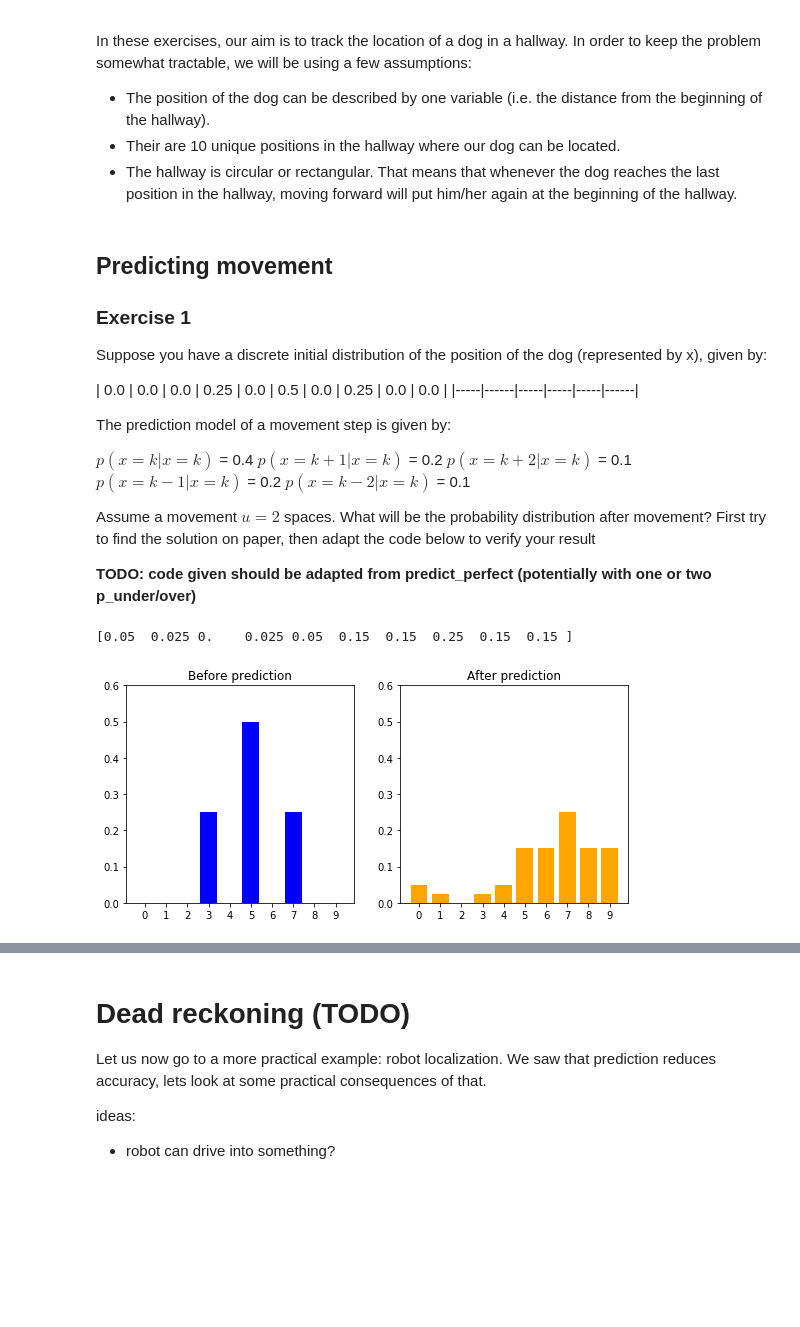
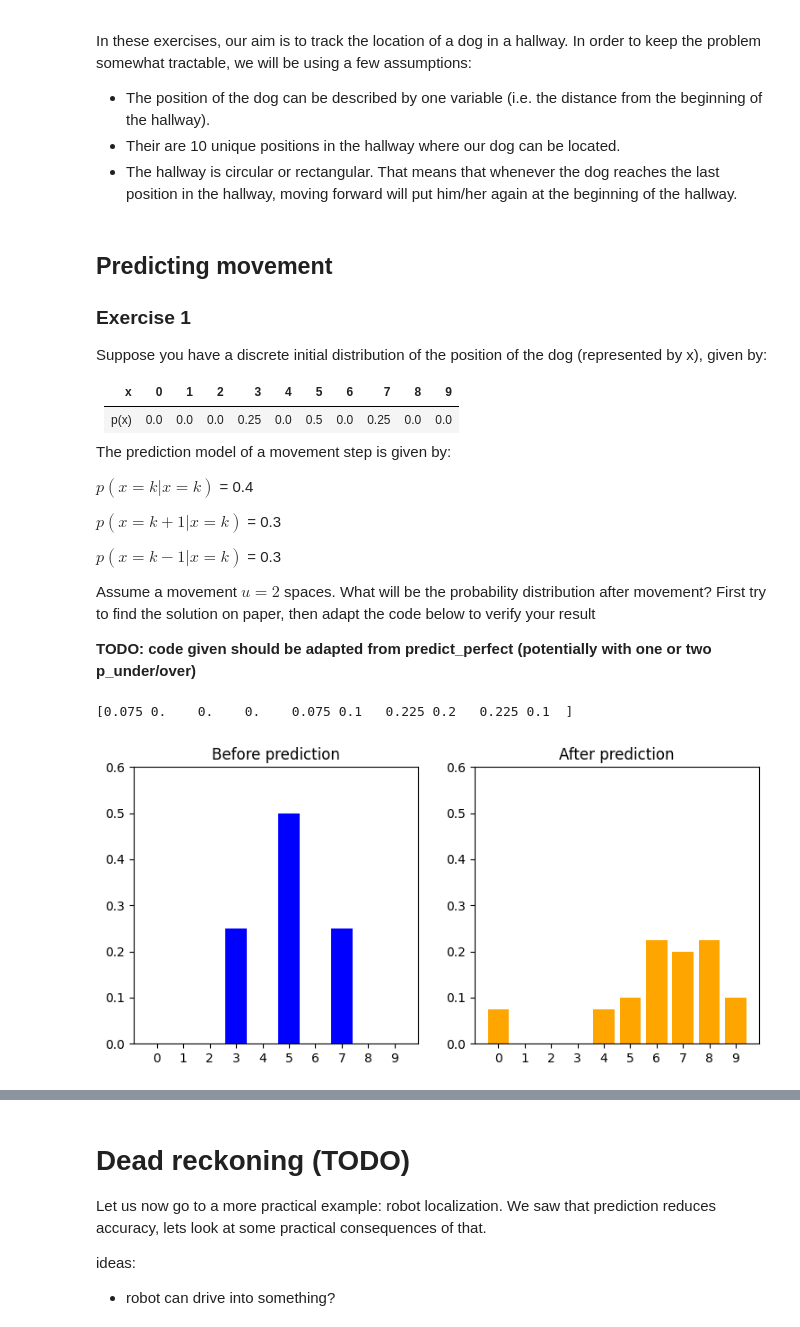
Before and after one commit to RobinAmsters/Mobile_Robotics_Exercises, a Jupyter notebook: Exercises/Session_1.ipynb, the cells around one changed output, grey strips where cells are left out. Drawn from its saved outputs; the diff is of its cells as text; code cells hidden in the pictures; blank space fills up the shorter version.

```diff
--- a/Exercises/Session_1.ipynb
+++ b/Exercises/Session_1.ipynb
@@ -93,16 +96,18 @@ In these exercises, our aim is to track the location of a dog in a hallway. In o
 
 Suppose you have a discrete initial distribution of the position of the dog (represented by x), given by:
 
-| 0.0 | 0.0 | 0.0 | 0.25 | 0.0 | 0.5 | 0.0 | 0.25 | 0.0 | 0.0 |
-|-----|------|-----|-----|-----|------|
+| x    | 0   | 1   | 2   | 3   | 4   | 5   | 6  | 7   |8   | 9  |
+|------|-----|-----|-----|-----|-----|-----|-----|-----|-----|-----|
+| p(x) | 0.0 | 0.0 | 0.0 | 0.25 | 0.0 | 0.5 | 0.0 | 0.25 | 0.0 | 0.0 |
+
 
 The prediction model of a movement step is given by:
 
 $p(x=k|x=k)$ = 0.4
-$p(x=k+1|x=k)$ = 0.2
-$p(x=k+2|x=k)$ = 0.1
-$p(x=k-1|x=k)$ = 0.2
-$p(x=k-2|x=k)$ = 0.1
+
+$p(x=k+1|x=k)$ = 0.3
+
+$p(x=k-1|x=k)$ = 0.3
 
 Assume a movement $u = 2$ spaces. What will be the probability distribution after movement? First try to find the solution on paper, then adapt the code below to verify your result
 
@@ -110,39 +115,35 @@ Assume a movement $u = 2$ spaces. What will be the probability distribution afte
 # %%
 import book_format
 from book_plots import bar_plot
 book_format.set_style()
 
 belief = [0.0, 0.0, 0.0, 0.25, 0.0, 0.5, 0.0, 0.25, 0.0, 0.0]
 n = len(belief)
 move=2
-p_minus_2 = 0.1
-p_minus_1 = 0.2
+p_minus_1 = 0.3
 p_correct = 0.4
-p_plus_1 = 0.2
-p_plus_2 = 0.1
+p_plus_1 = 0.3
 
-def predict_move(belief, move, p_minus_2, p_minus_1, p_correct, p_plus_1, p_plus_2):
+def predict_simple(belief, move, p_minus_1, p_correct, p_plus_1):
     n = len(belief)
     prior = np.zeros(n)
     for i in range(n):
         prior[i] = (
-            belief[(i-move+2) % n] * p_minus_2 +
             belief[(i-move+1) % n] * p_minus_1 +
             belief[(i-move) % n]   * p_correct +
-            belief[(i-move-1) % n] * p_plus_1 +
-            belief[(i-move-2) % n] * p_plus_2)
+            belief[(i-move-1) % n] * p_plus_1)
     return prior
 
-prior = predict_move(belief, move, p_minus_2, p_minus_1, p_correct, p_plus_1, p_plus_2)
+prior = predict_simple(belief, move, p_minus_1, p_correct, p_plus_1)
 print(prior)
 
 plt.subplot(121)
 bar_plot(belief, title='Before prediction', ylim=(0, .6), c="blue")
 plt.subplot(122)
 bar_plot(prior, title='After prediction', ylim=(0, .6), c="orange")
 # %% [output]
-[0.05  0.025 0.    0.025 0.05  0.15  0.15  0.25  0.15  0.15 ]
+[0.075 0.    0.    0.    0.075 0.1   0.225 0.2   0.225 0.1  ]
-[figure, old version]
+[figure, new version]
 # %% [markdown]
 ### Exercise 2
 
```
Also changed, not shown: parts of 14 cells of this notebook.
